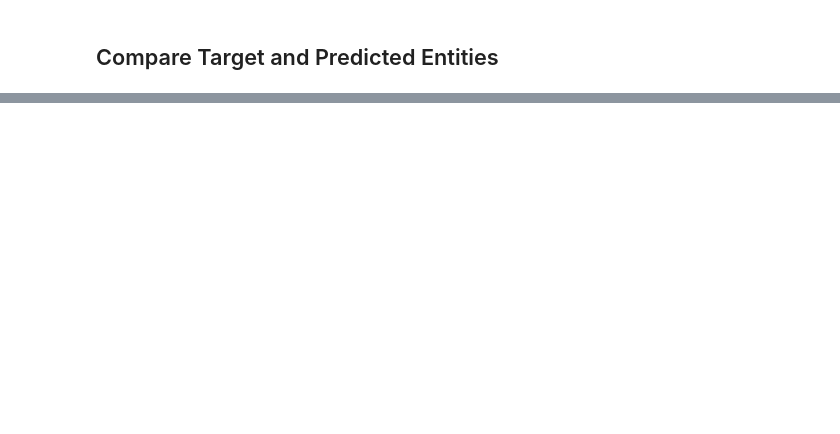
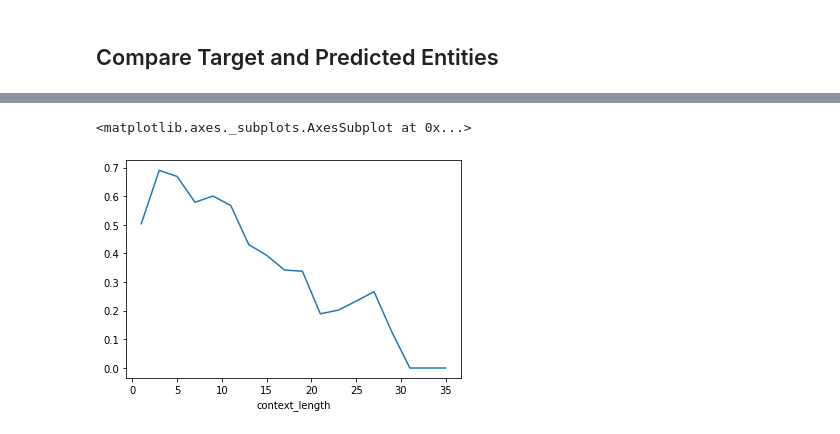
Before and after one commit to bsantraigi/Hierarchical-Transformer-Dialog, a Jupyter notebook: error_reader.ipynb, the cells around one changed output, grey strips where cells are left out. Cells and saved outputs as stored; diff of their text form; code cells hidden in the pictures; blank space fills up the shorter version.

```diff
--- a/error_reader.ipynb
+++ b/error_reader.ipynb
@@ -328,0 +363,5 @@ df_ent_pred_ledger.sort_values('tpr', ascending=False)
+# %%
+df.groupby('context_length')['entity_recall'].mean().plot()
+# %% [output]
+<matplotlib.axes._subplots.AxesSubplot at 0x...>
+[figure, added]
```
Also changed, not shown: parts of 13 cells of this notebook.
